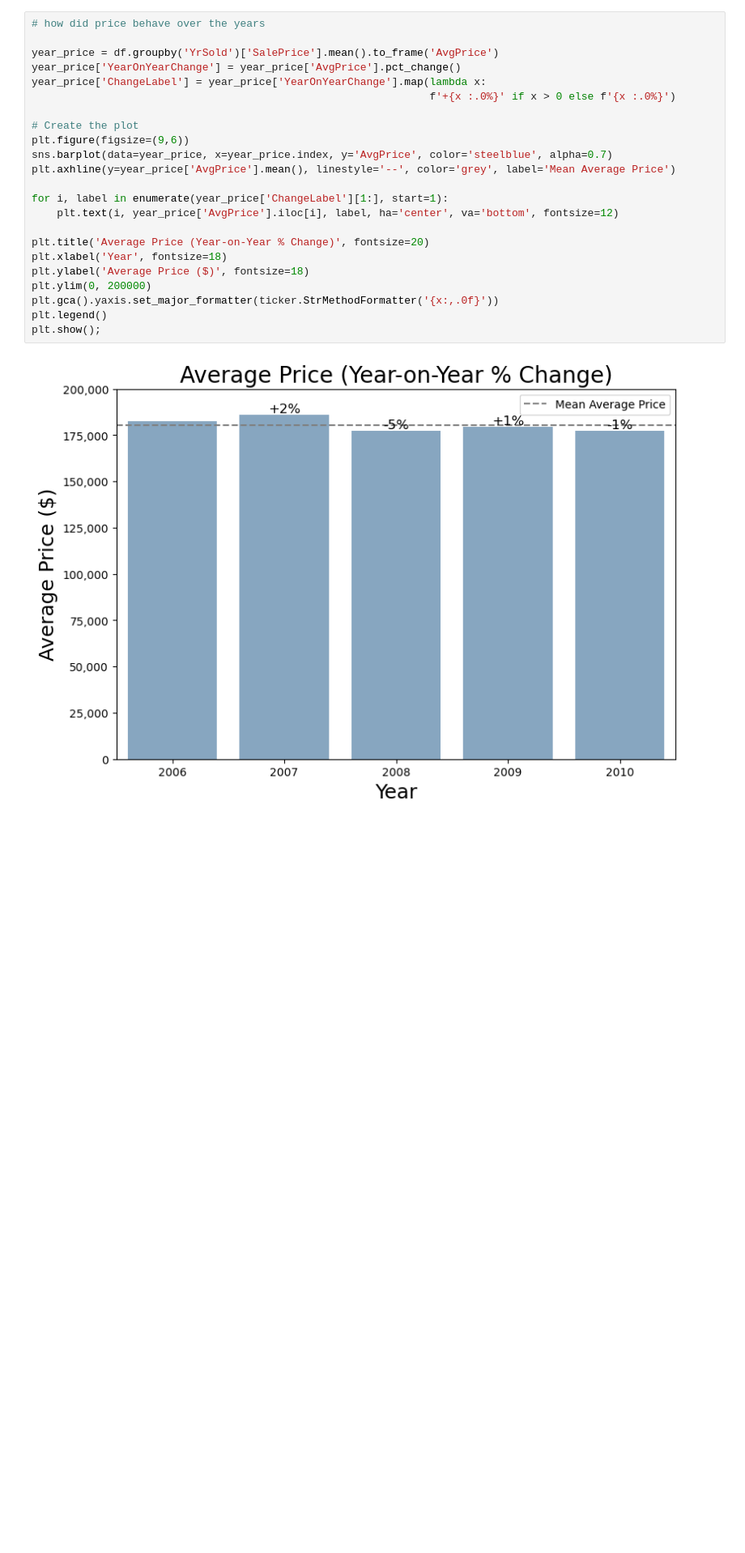
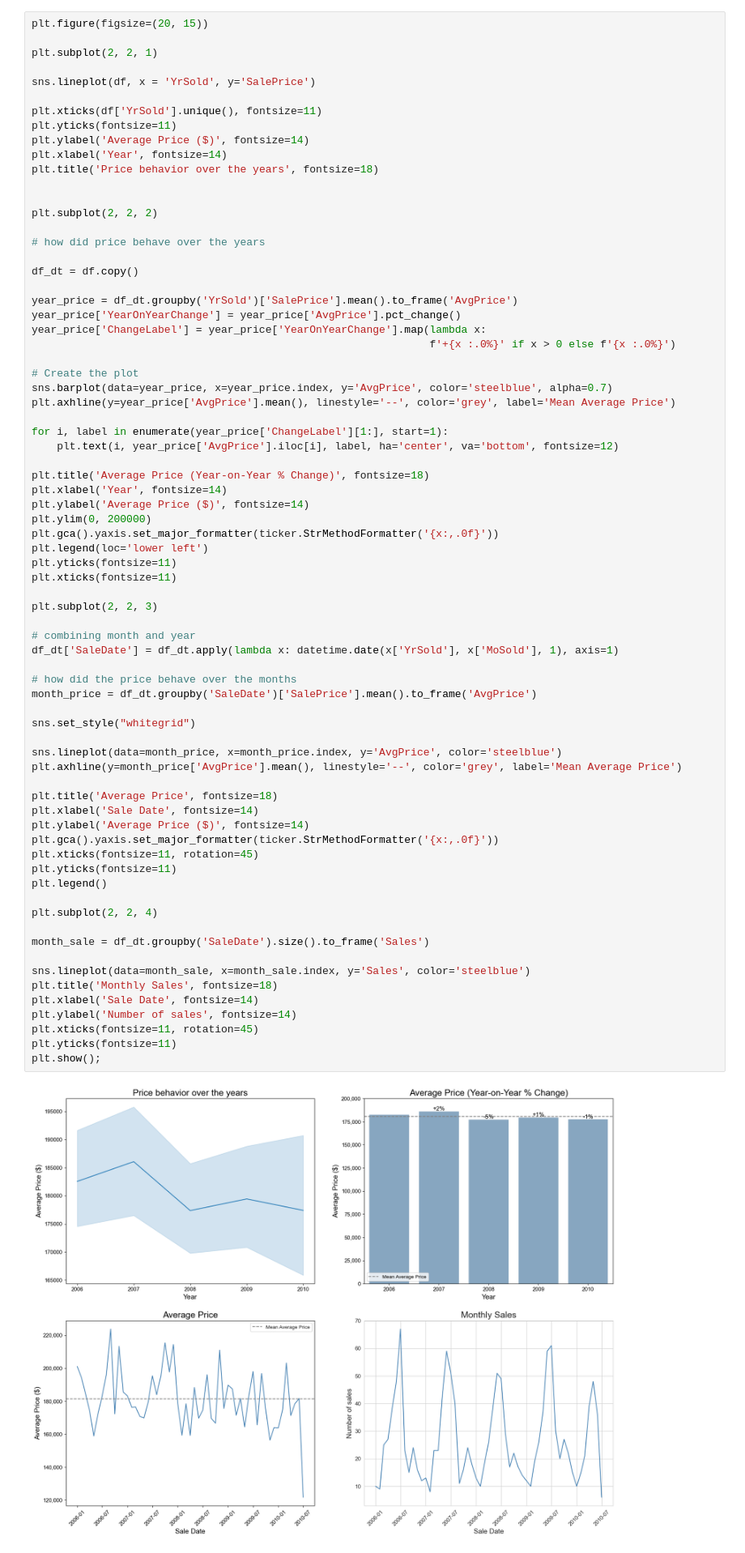
Before and after one commit to anidima/YData_Kaggle_Comp, a Jupyter notebook: EDA_joint.ipynb, the cells around one changed output. Shown at 81% size. Drawn from its saved outputs; the diff is of its cells as text; blank space fills up the shorter version.

```diff
--- a/EDA_joint.ipynb
+++ b/EDA_joint.ipynb
@@ -211,25 +203,75 @@ plt.show()
 # %%
+plt.figure(figsize=(20, 15))
+
+plt.subplot(2, 2, 1)
+
+sns.lineplot(df, x = 'YrSold', y='SalePrice')
+
+plt.xticks(df['YrSold'].unique(), fontsize=11)
+plt.yticks(fontsize=11)
+plt.ylabel('Average Price ($)', fontsize=14)
+plt.xlabel('Year', fontsize=14)
+plt.title('Price behavior over the years', fontsize=18)
+
+
+plt.subplot(2, 2, 2)
+
 # how did price behave over the years
 
-year_price = df.groupby('YrSold')['SalePrice'].mean().to_frame('AvgPrice')
+df_dt = df.copy()
+
+year_price = df_dt.groupby('YrSold')['SalePrice'].mean().to_frame('AvgPrice')
 year_price['YearOnYearChange'] = year_price['AvgPrice'].pct_change()
 year_price['ChangeLabel'] = year_price['YearOnYearChange'].map(lambda x:
                                                                f'+{x :.0%}' if x > 0 else f'{x :.0%}')
 
 # Create the plot
-plt.figure(figsize=(9,6))
 sns.barplot(data=year_price, x=year_price.index, y='AvgPrice', color='steelblue', alpha=0.7)
 plt.axhline(y=year_price['AvgPrice'].mean(), linestyle='--', color='grey', label='Mean Average Price')
 
 for i, label in enumerate(year_price['ChangeLabel'][1:], start=1):
     plt.text(i, year_price['AvgPrice'].iloc[i], label, ha='center', va='bottom', fontsize=12)
 
-plt.title('Average Price (Year-on-Year % Change)', fontsize=20)
-plt.xlabel('Year', fontsize=18)
-plt.ylabel('Average Price ($)', fontsize=18)
+plt.title('Average Price (Year-on-Year % Change)', fontsize=18)
+plt.xlabel('Year', fontsize=14)
+plt.ylabel('Average Price ($)', fontsize=14)
 plt.ylim(0, 200000)
 plt.gca().yaxis.set_major_formatter(ticker.StrMethodFormatter('{x:,.0f}'))
+plt.legend(loc='lower left')
+plt.yticks(fontsize=11)
+plt.xticks(fontsize=11)
+
+plt.subplot(2, 2, 3)
+
+# combining month and year
+df_dt['SaleDate'] = df_dt.apply(lambda x: datetime.date(x['YrSold'], x['MoSold'], 1), axis=1)
+
+# how did the price behave over the months
+month_price = df_dt.groupby('SaleDate')['SalePrice'].mean().to_frame('AvgPrice')
+
+sns.set_style("whitegrid")
+
+sns.lineplot(data=month_price, x=month_price.index, y='AvgPrice', color='steelblue')
+plt.axhline(y=month_price['AvgPrice'].mean(), linestyle='--', color='grey', label='Mean Average Price')
+
+plt.title('Average Price', fontsize=18)
+plt.xlabel('Sale Date', fontsize=14)
+plt.ylabel('Average Price ($)', fontsize=14)
+plt.gca().yaxis.set_major_formatter(ticker.StrMethodFormatter('{x:,.0f}'))
+plt.xticks(fontsize=11, rotation=45)
+plt.yticks(fontsize=11)
 plt.legend()
+
+plt.subplot(2, 2, 4)
+
+month_sale = df_dt.groupby('SaleDate').size().to_frame('Sales')
+
+sns.lineplot(data=month_sale, x=month_sale.index, y='Sales', color='steelblue')
+plt.title('Monthly Sales', fontsize=18)
+plt.xlabel('Sale Date', fontsize=14)
+plt.ylabel('Number of sales', fontsize=14)
+plt.xticks(fontsize=11, rotation=45)
+plt.yticks(fontsize=11)
 plt.show();
 # %% [output]
-[figure, old version]
+[figure, new version]
```
Also changed, not shown: parts of 22 cells of this notebook, 1 other file.
